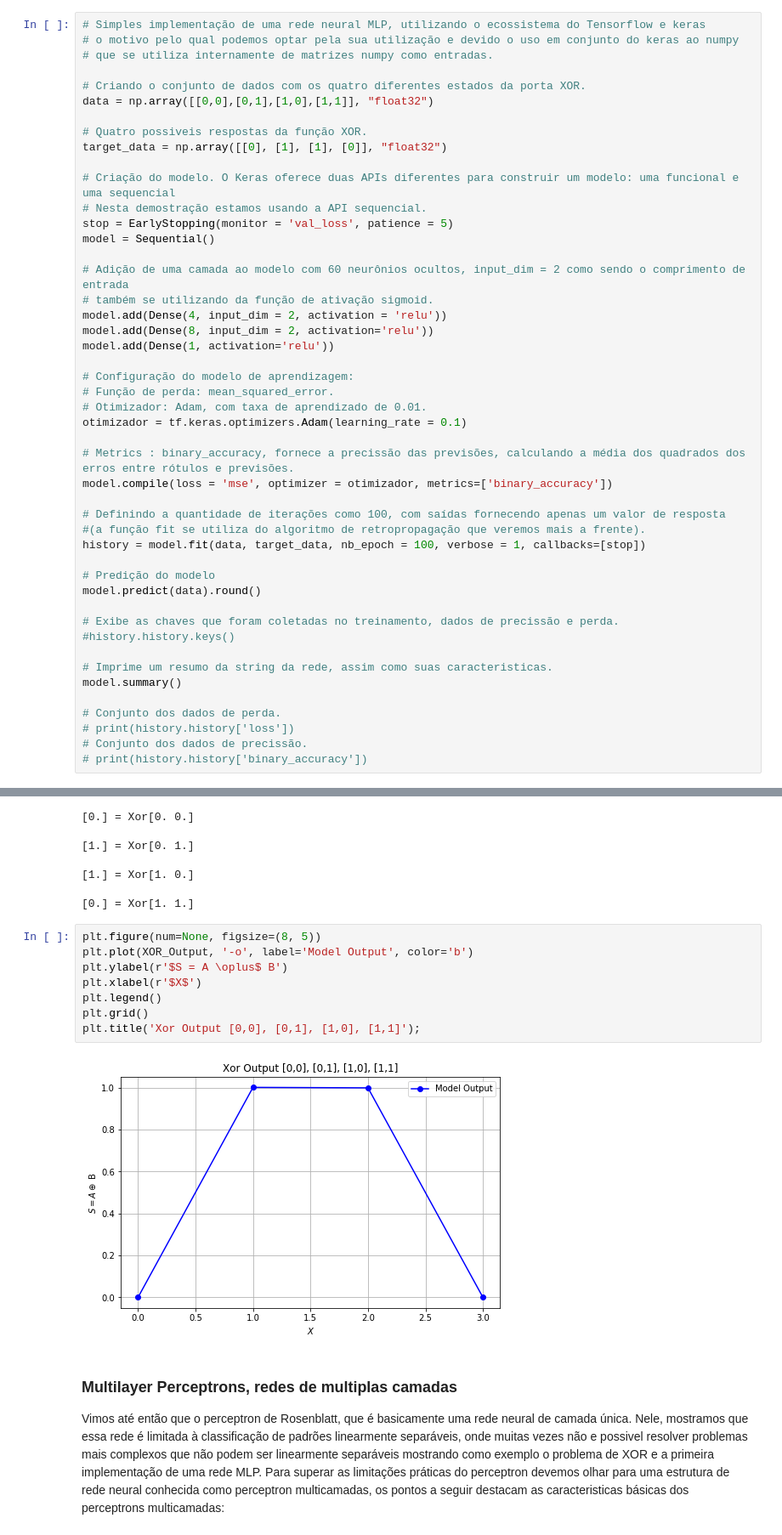
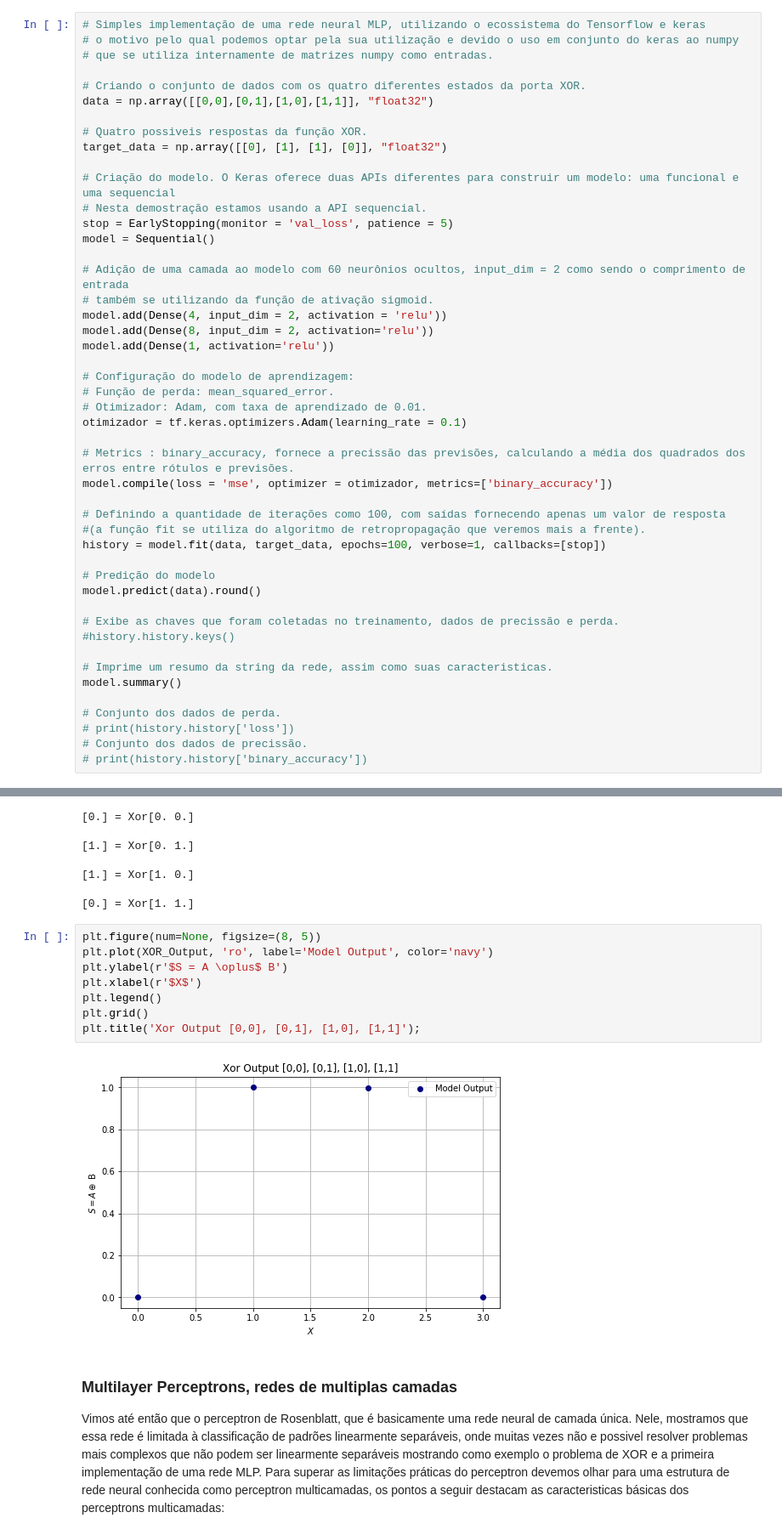
Before and after one commit to silasabs/PIVIC-PIBIC-Comunicacoes-Opticas, a Jupyter notebook: jupyter notebooks/Introduction_ANNs.ipynb, the cells around one changed output, grey strips where cells are left out. Shown at 85% size. Cells and saved outputs as stored; diff of their text form.

```diff
--- a/jupyter notebooks/Introduction_ANNs.ipynb
+++ b/jupyter notebooks/Introduction_ANNs.ipynb
@@ -292,7 +292,7 @@ model.compile(loss = 'mse', optimizer = otimizador, metrics=['binary_accuracy'])
 
 # Definindo a quantidade de iterações como 100, com saídas fornecendo apenas um valor de resposta
 #(a função fit se utiliza do algoritmo de retropropagação que veremos mais a frente).
-history = model.fit(data, target_data, nb_epoch = 100, verbose = 1, callbacks=[stop])
+history = model.fit(data, target_data, epochs=100, verbose=1, callbacks=[stop])
 
 # Predição do modelo
 model.predict(data).round()
@@ -370,14 +370,14 @@ $\displaystyle S = A \oplus B$
 [0.] = Xor[1. 1.]
 # %%
 plt.figure(num=None, figsize=(8, 5))
-plt.plot(XOR_Output, '-o', label='Model Output', color='b')
+plt.plot(XOR_Output, 'ro', label='Model Output', color='navy')
 plt.ylabel(r'$S = A \oplus$ B')
 plt.xlabel(r'$X$')
 plt.legend()
 plt.grid()
 plt.title('Xor Output [0,0], [0,1], [1,0], [1,1]');
 # %% [output]
-[figure, old version]
+[figure, new version]
 # %% [markdown]
 <a id="heading--2"></a>
 ### Multilayer Perceptrons, redes de multiplas camadas
```
Also changed, not shown: parts of 2 cells of this notebook.
